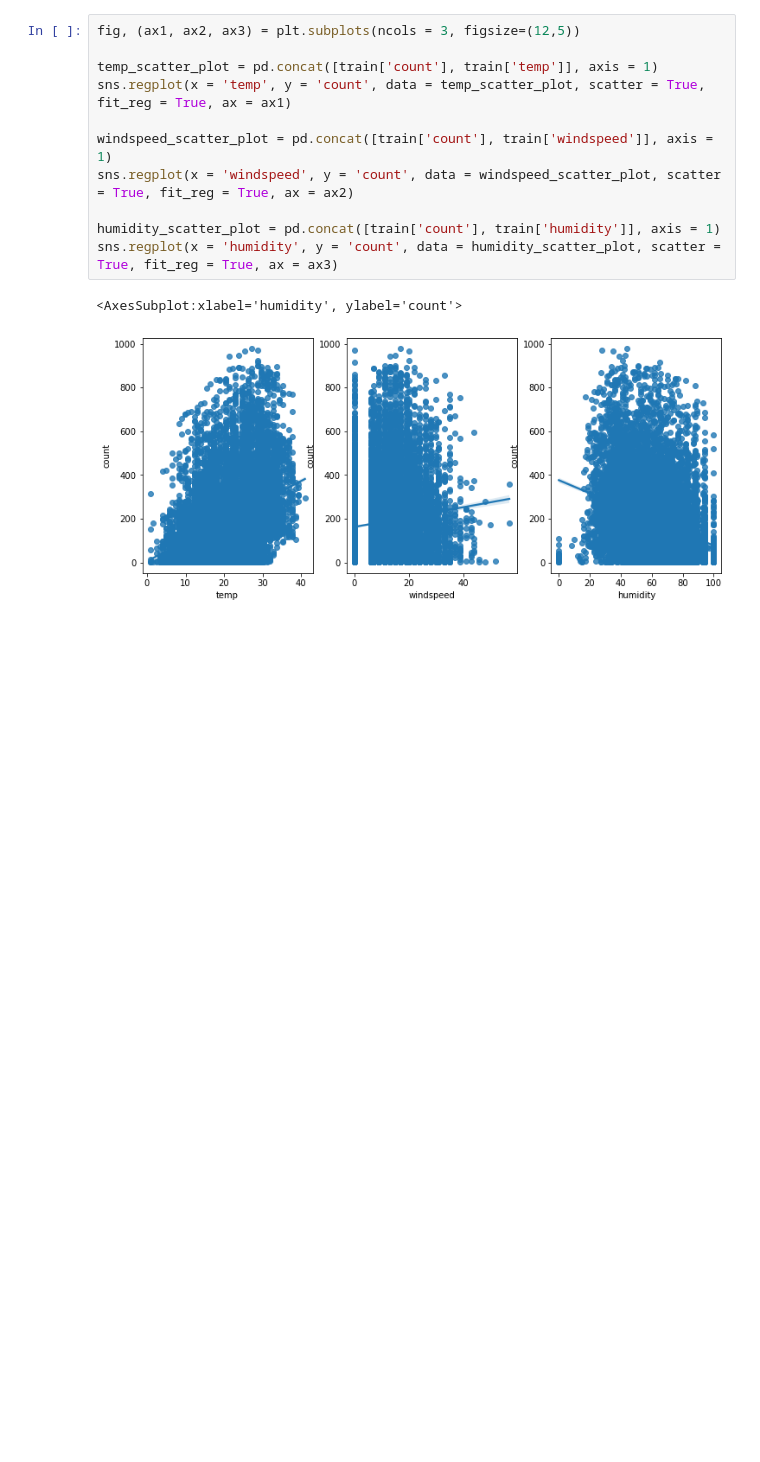
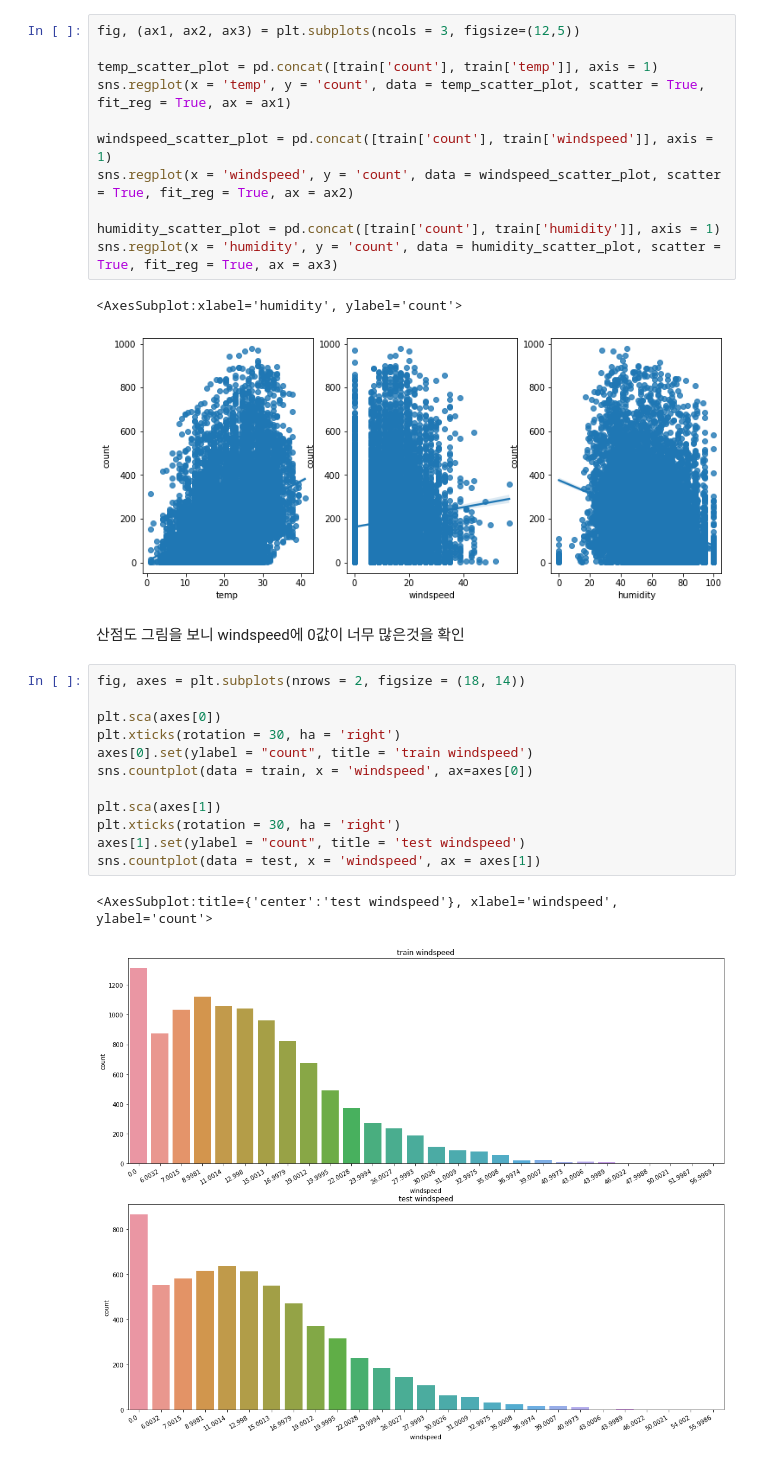
Before and after one commit to EdgeOfNetwork/ML_1.0.1, a Jupyter notebook: practice_data_analytics/bike_sharing_demand_kaggle_practice.ipynb, the cells around one changed output. Saved outputs shown, nothing was run; the diff lists cells and outputs as text; blank space fills up the shorter version.

```diff
--- a/practice_data_analytics/bike_sharing_demand_kaggle_practice.ipynb
+++ b/practice_data_analytics/bike_sharing_demand_kaggle_practice.ipynb
@@ -237,3 +237,20 @@ sns.regplot(x = 'humidity', y = 'count', data = humidity_scatter_plot, scatter =
 # %% [output]
 <AxesSubplot:xlabel='humidity', ylabel='count'>
 [figure]
+# %% [markdown]
+산점도 그림을 보니 windspeed에 0값이 너무 많은것을 확인
+# %%
+fig, axes = plt.subplots(nrows = 2, figsize = (18, 14))
+
+plt.sca(axes[0])
+plt.xticks(rotation = 30, ha = 'right')
+axes[0].set(ylabel = "count", title = 'train windspeed')
+sns.countplot(data = train, x = 'windspeed', ax=axes[0])
+
+plt.sca(axes[1])
+plt.xticks(rotation = 30, ha = 'right')
+axes[1].set(ylabel = "count", title = 'test windspeed')
+sns.countplot(data = test, x = 'windspeed', ax = axes[1])
+# %% [output]
+<AxesSubplot:title={'center':'test windspeed'}, xlabel='windspeed', ylabel='count'>
+[figure, added]
```
Also changed, not shown: parts of 8 cells of this notebook.
